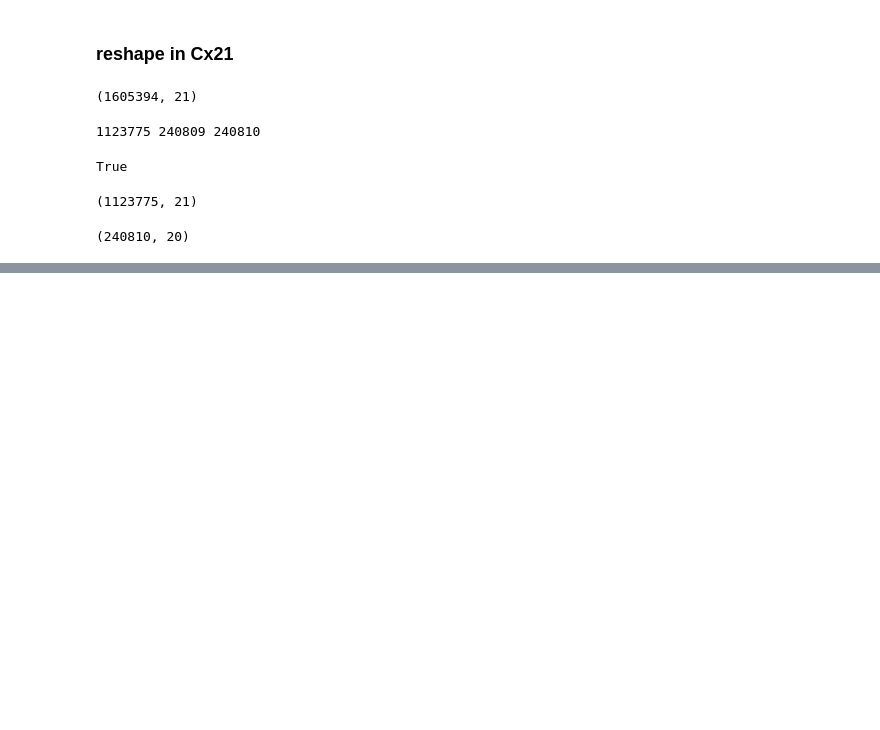
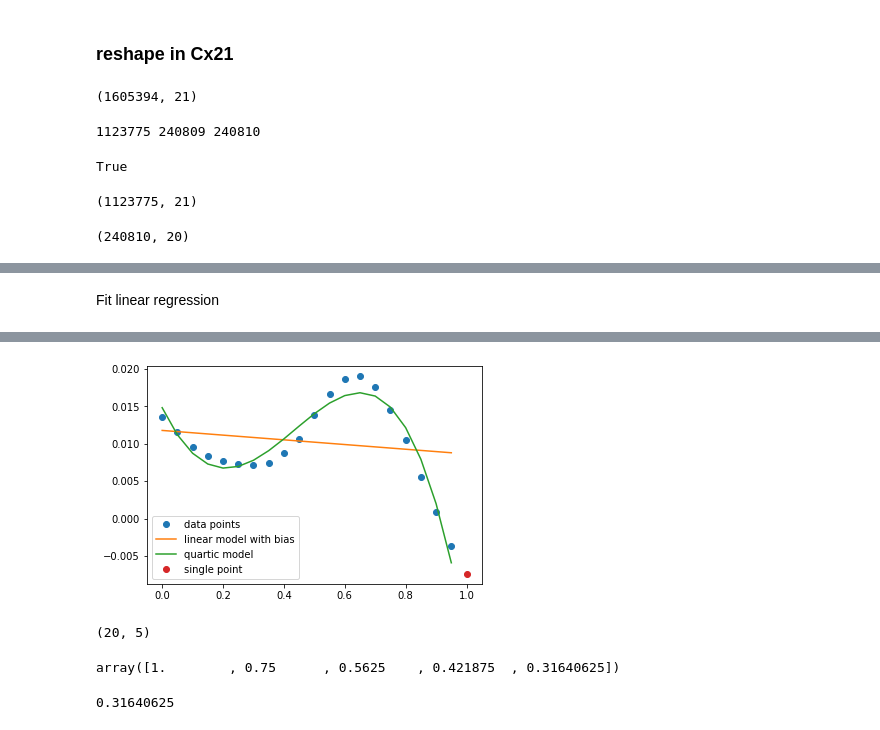
Before and after one commit to angelmoti24/MLPR_assigment_1, a Jupyter notebook: Assigment 1.ipynb, the cells around one changed output, grey strips where cells are left out. Drawn from its saved outputs; the diff is of its cells as text; code cells hidden in the pictures; blank space fills up the shorter version.

```diff
--- a/Assigment 1.ipynb
+++ b/Assigment 1.ipynb
@@ -121,0 +90,18 @@ plt.show()
+# %% [markdown]
+Fit linear regression
+# %%
+time_bias = np.c_[time, np.ones_like(time)]
+coef = np.linalg.lstsq(time_bias,example)[0].reshape(-1,1)
+linear_pred = np.matmul(coef.T,time_bias.T).ravel()
+
+phi = np.c_[np.ones_like(time),time, time**2, time**3, time**4]
+quartic_coef = np.linalg.lstsq(phi,example)[0]
+quartic_pred = np.matmul(quartic_coef,phi.T)
+
+plt.plot(time, example,'o', label="data points" )
+plt.plot(time, linear_pred, label="linear model with bias")
+plt.plot(time,quartic_pred, label="quartic model")
+plt.plot(1,example_target, 'o', label="single point")
+plt.legend()
+plt.show()
+# %% [output]
@@ -121,0 +112 @@ plt.show()
+[figure, added]
@@ -121,0 +120,12 @@ plt.show()
+# %%
+Phi(20,5).shape
+# %% [output]
+(20, 5)
+# %%
+Phi(20,5)[15]
+# %% [output]
+array([1.        , 0.75      , 0.5625    , 0.421875  , 0.31640625])
+# %%
+15**4/20**4
+# %% [output]
+0.31640625
```
Also changed, not shown: parts of 24 cells of this notebook.
